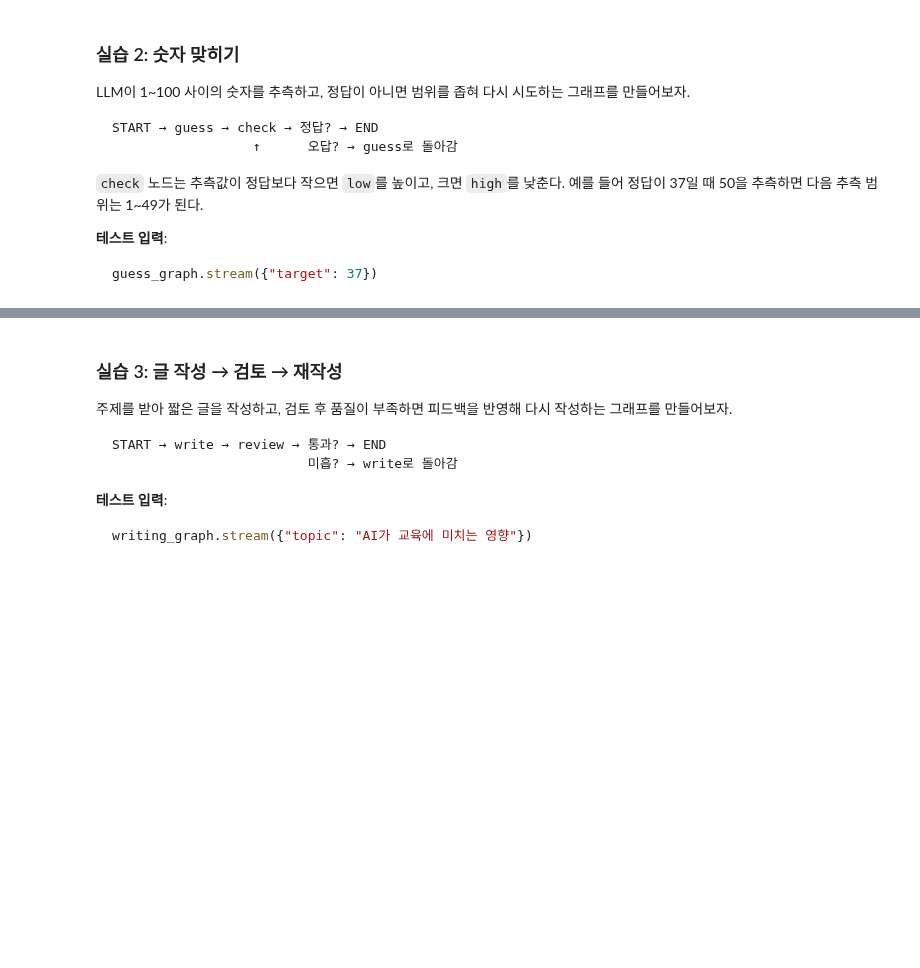
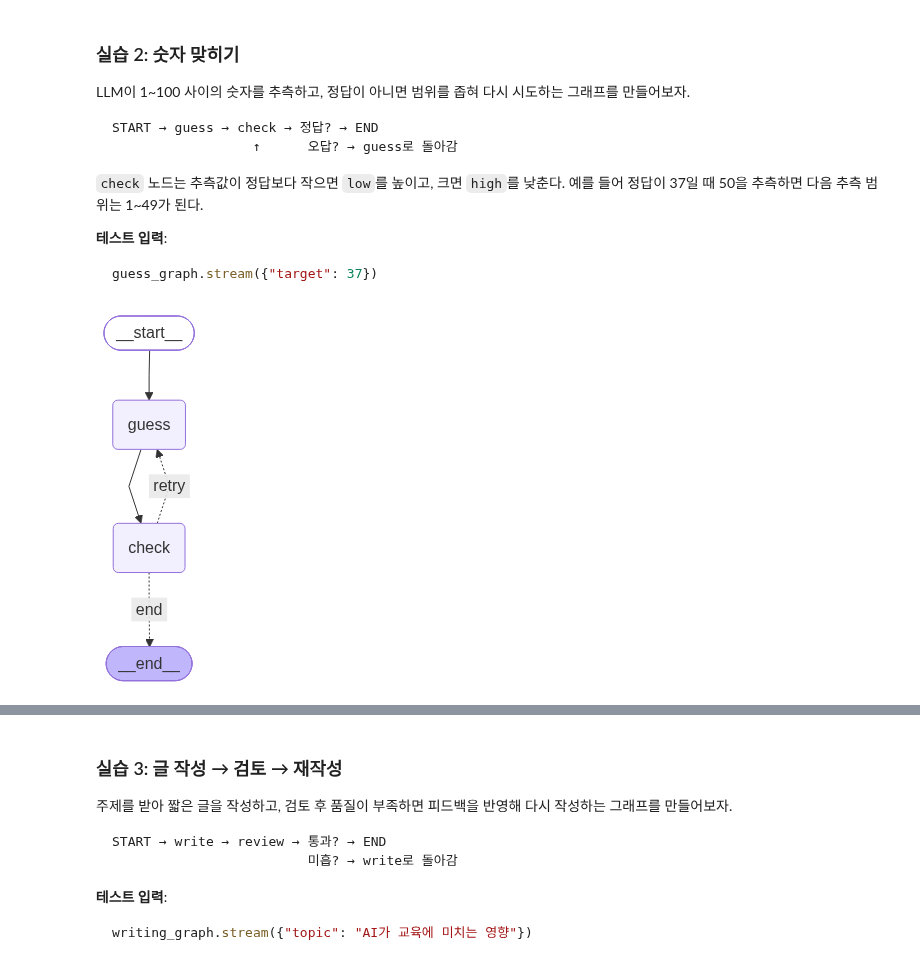
Before and after one commit to snail5039-code/aim-ai-agent-my, a Jupyter notebook: langchain_/11-langgraph-basic_study.ipynb, the cells around one changed output, grey strips where cells are left out. Cells and saved outputs as stored; diff of their text form; code cells hidden in the pictures; blank space fills up the shorter version.

```diff
--- a/langchain_/11-langgraph-basic_study.ipynb
+++ b/langchain_/11-langgraph-basic_study.ipynb
@@ -692,3 +708,7 @@ graph_builder.add_conditional_edges(
 )
 
 guess_graph = graph_builder.compile()
+# %%
+display(Image(guess_graph.get_graph().draw_mermaid_png()))
+# %% [output]
+[figure, added]
```
Also changed, not shown: parts of 7 cells of this notebook, 2 other files.
